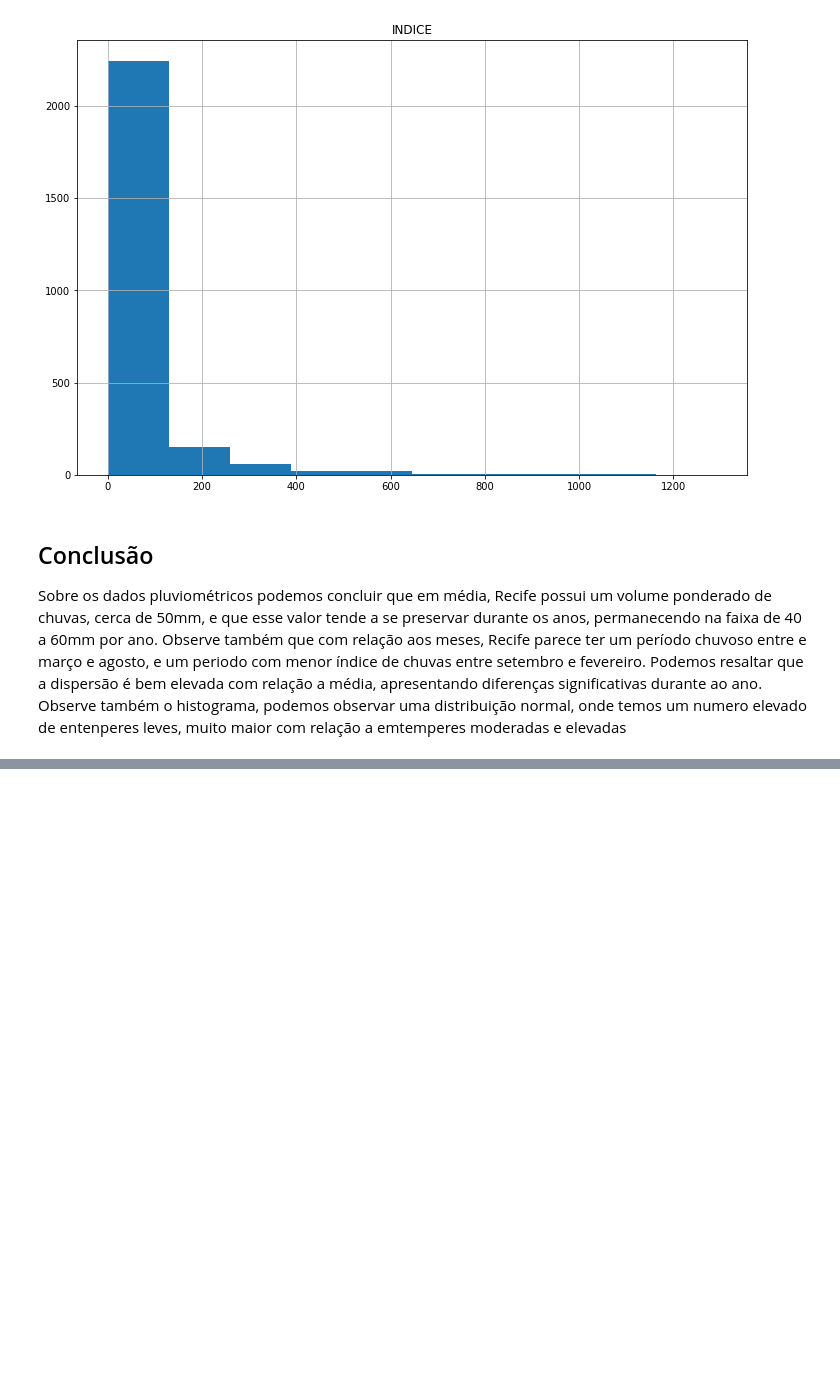
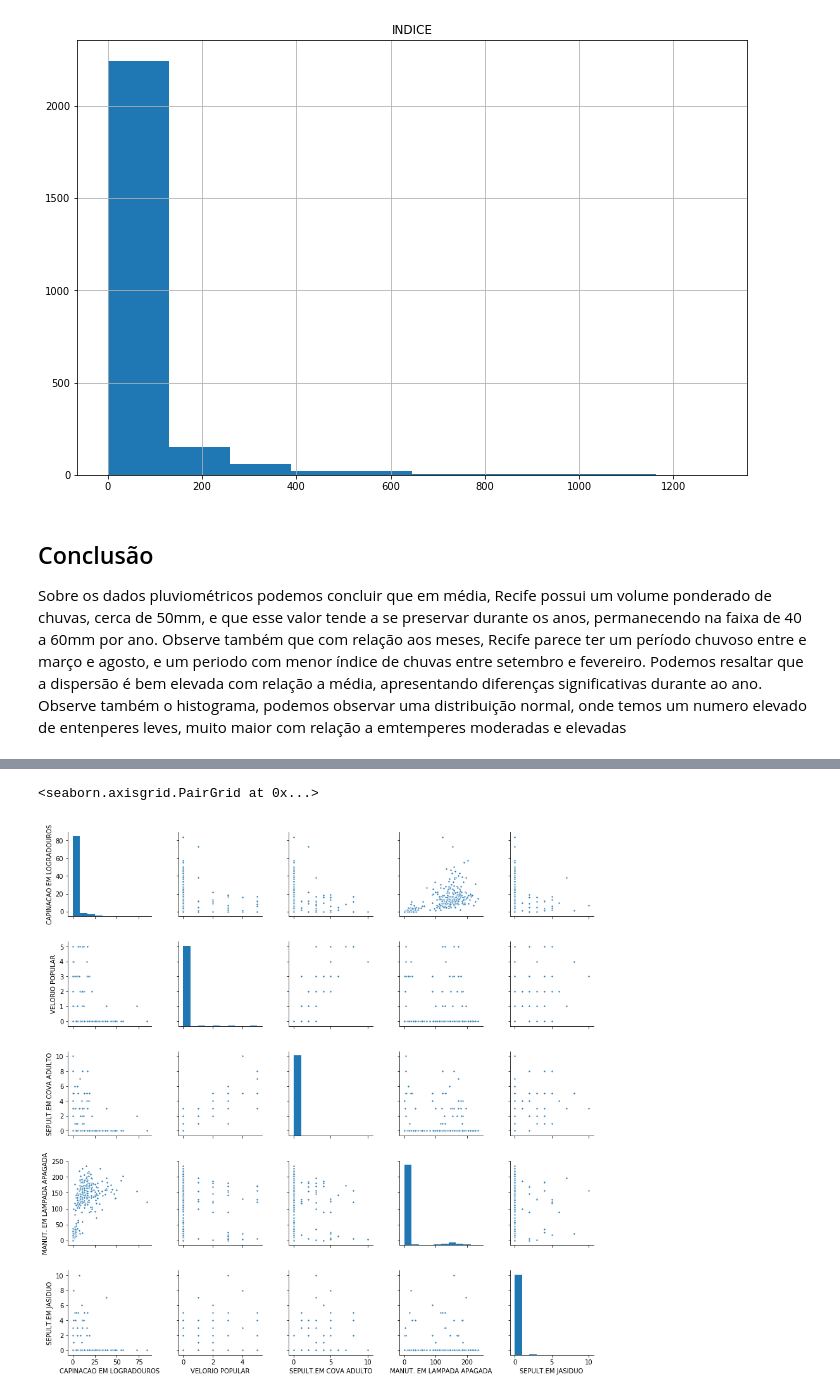
Before and after one commit to if1015-datascience-ufpe/2018-2-projeto-randomic, a Jupyter notebook: notebooks/hypotheses/Hypothese 5 - Análise sobre solicitações e dados pluviométricos.ipynb, the cells around one changed output, grey strips where cells are left out. Cells and saved outputs as stored; diff of their text form; code cells hidden in the pictures; blank space fills up the shorter version.

```diff
--- a/notebooks/hypotheses/Hypothese 5 - Análise sobre solicitações e dados pluviométricos.ipynb
+++ b/notebooks/hypotheses/Hypothese 5 - Análise sobre solicitações e dados pluviométricos.ipynb
@@ -116,0 +273,5 @@ ma
+# %%
+sns.pairplot(data_df[new_cols], plot_kws={"s": 10})
+# %% [output]
+<seaborn.axisgrid.PairGrid at 0x...>
+[figure, added]
```
Also changed, not shown: parts of 22 cells of this notebook, 10 other files.
